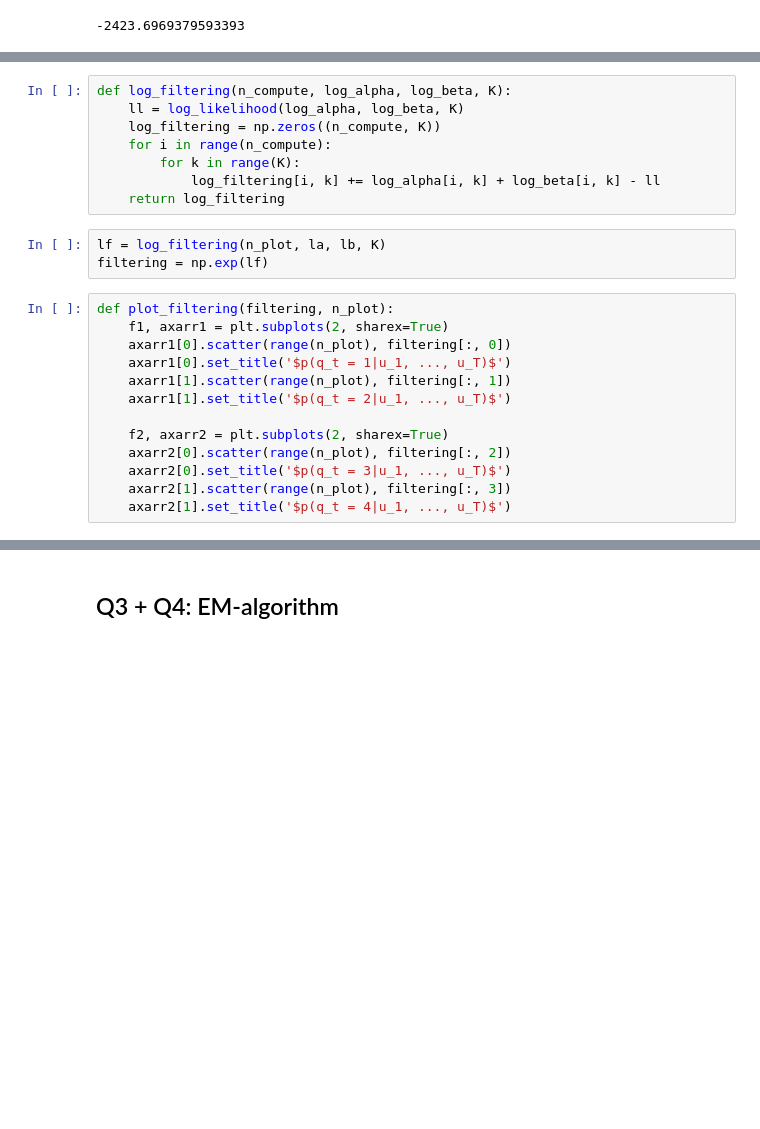
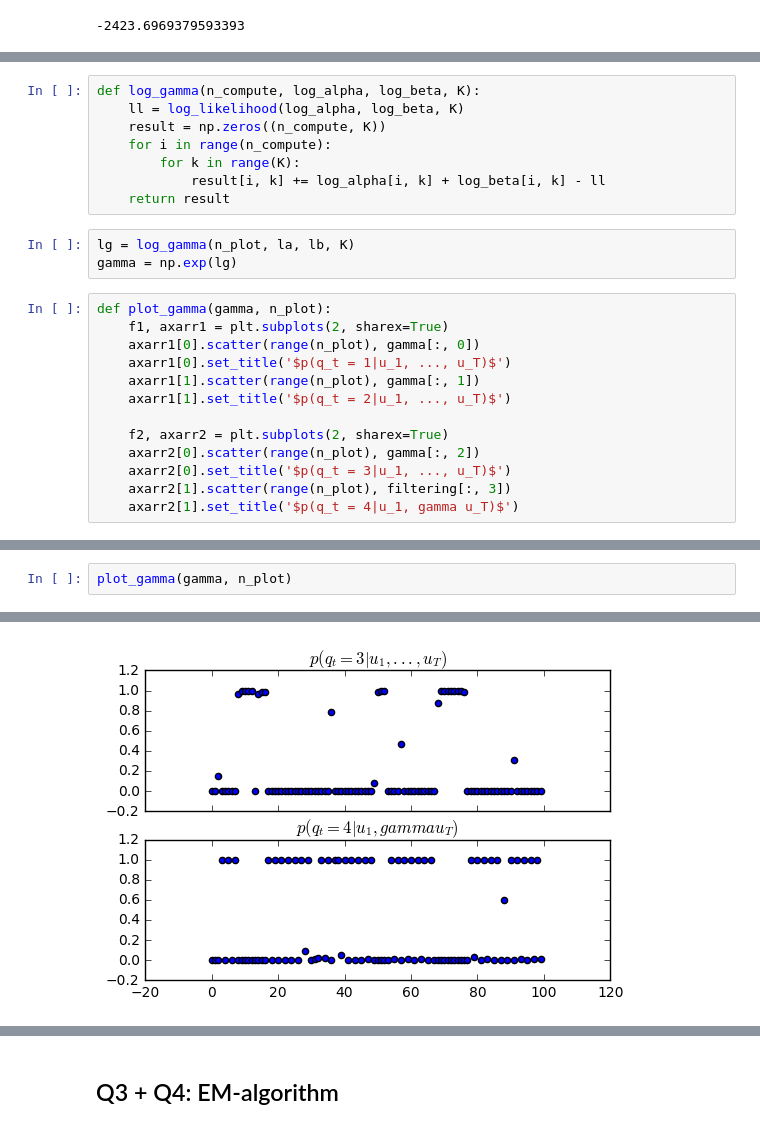
Before and after one commit to ascane/probabilistic-graphical-models, a Jupyter notebook: HW3/MVA_DM3_HUNG_Chia-Man.ipynb, the cells around one changed output, grey strips where cells are left out. Cells and saved outputs as stored; diff of their text form; blank space fills up the shorter version.

```diff
--- a/HW3/MVA_DM3_HUNG_Chia-Man.ipynb
+++ b/HW3/MVA_DM3_HUNG_Chia-Man.ipynb
@@ -171,25 +171,25 @@ $p(q_t | u_1, ..., u_T) = \frac{\alpha_t(q_t) \beta_t(q_t)}{\sum_{q_t} \alpha_t(
 $log p(q_t | u_1, ..., u_T) = log \alpha_t(q_t) + log \beta_t(q_t) - log p(u_1, ..., u_T)$
 # %%
-def log_filtering(n_compute, log_alpha, log_beta, K):
+def log_gamma(n_compute, log_alpha, log_beta, K):
     ll = log_likelihood(log_alpha, log_beta, K)
-    log_filtering = np.zeros((n_compute, K))
+    result = np.zeros((n_compute, K))
     for i in range(n_compute):
         for k in range(K):
-            log_filtering[i, k] += log_alpha[i, k] + log_beta[i, k] - ll
-    return log_filtering
+            result[i, k] += log_alpha[i, k] + log_beta[i, k] - ll
+    return result
 # %%
-lf = log_filtering(n_plot, la, lb, K)
-filtering = np.exp(lf)
+lg = log_gamma(n_plot, la, lb, K)
+gamma = np.exp(lg)
 # %%
-def plot_filtering(filtering, n_plot):
+def plot_gamma(gamma, n_plot):
     f1, axarr1 = plt.subplots(2, sharex=True)
-    axarr1[0].scatter(range(n_plot), filtering[:, 0])
+    axarr1[0].scatter(range(n_plot), gamma[:, 0])
     axarr1[0].set_title('$p(q_t = 1|u_1, ..., u_T)$')
-    axarr1[1].scatter(range(n_plot), filtering[:, 1])
+    axarr1[1].scatter(range(n_plot), gamma[:, 1])
     axarr1[1].set_title('$p(q_t = 2|u_1, ..., u_T)$')
 
     f2, axarr2 = plt.subplots(2, sharex=True)
-    axarr2[0].scatter(range(n_plot), filtering[:, 2])
+    axarr2[0].scatter(range(n_plot), gamma[:, 2])
     axarr2[0].set_title('$p(q_t = 3|u_1, ..., u_T)$')
     axarr2[1].scatter(range(n_plot), filtering[:, 3])
-    axarr2[1].set_title('$p(q_t = 4|u_1, ..., u_T)$')
+    axarr2[1].set_title('$p(q_t = 4|u_1, gamma u_T)$')
@@ -200,0 +196,3 @@ plot_filtering(filtering, n_plot)
+# %%
+plot_gamma(gamma, n_plot)
+# %% [output]
@@ -201 +200,2 @@ plot_filtering(filtering, n_plot)
+[figure, added]
 # %% [markdown]
```
Also changed, not shown: parts of 11 cells of this notebook.
